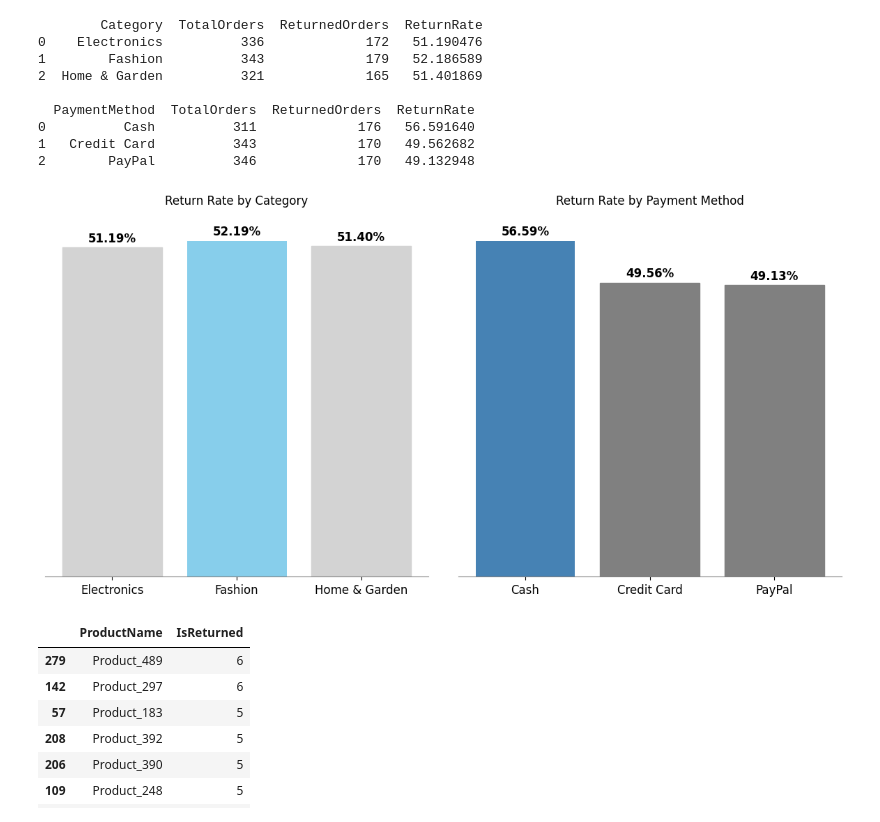
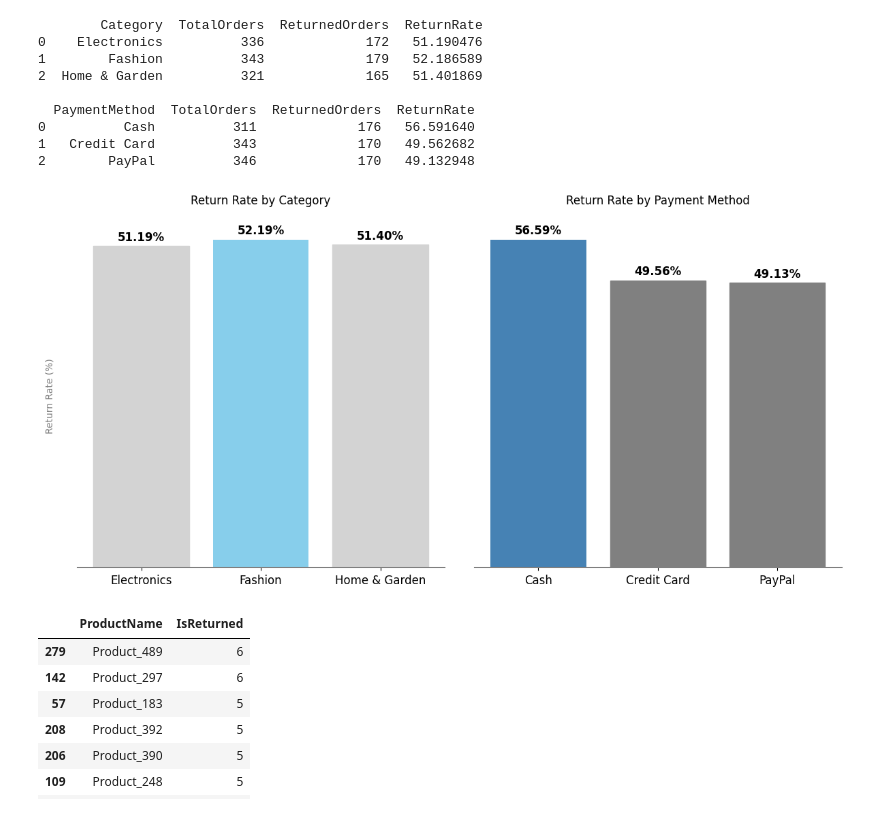
Before and after one commit to YuliaVK/Data-Analytics, a Jupyter notebook: EDA_Sales/notebooks/Sales_EDA.ipynb, the cells around one changed output. Cells and saved outputs as stored; diff of their text form; code cells hidden in the pictures.

```diff
--- a/EDA_Sales/notebooks/Sales_EDA.ipynb
+++ b/EDA_Sales/notebooks/Sales_EDA.ipynb
@@ -789,7 +790,7 @@ fig, axes = plt.subplots(1, 2, figsize=(12, 6))
 bars1 = axes[0].bar(return_rate_by_category['Category'], return_rate_by_category['ReturnRate'], color='skyblue')
 axes[0].set_title('Return Rate by Category', y=1.04) # Remove. Add as subtitle to the presentation instead
 axes[0].set_xlabel(None)
-axes[0].set_ylabel(None)
+axes[0].set_ylabel('Return Rate (%)', color='grey', fontsize=10)
 for bar in bars1:
     height = bar.get_height()
     axes[0].annotate(f'{height:.2f}%',
@@ -800,35 +801,36 @@ for bar in bars1:
 for i, bar in enumerate(bars1):
     if i == np.argmax(return_rate_by_category['ReturnRate']):
         continue
     bar.set_color('lightgrey')
 
 # Rates by payment method
 bars2 = axes[1].bar(return_rate_by_payment['PaymentMethod'], return_rate_by_payment['ReturnRate'], color='steelblue')
 axes[1].set_title('Return Rate by Payment Method', y=1.04) # Remove. Add as subtitle to the presentation instead
 axes[1].set_xlabel(None)
 axes[1].set_ylabel(None)
 for bar in bars2:
     height = bar.get_height()
     axes[1].annotate(f'{height:.2f}%',
                      xy=(bar.get_x() + bar.get_width() / 2, height),
                      xytext=(0, 3),  # 3 points vertical offset
                      textcoords="offset points",
                      ha='center', va='bottom', fontsize = 12 ,fontweight='bold')
 for i, bar in enumerate(bars2):
     if i == np.argmax(return_rate_by_payment['ReturnRate']):
         continue
     bar.set_color('grey')
 
 plt.tight_layout()
 sns.despine()
 for ax in axes:
-    ax.yaxis.set_visible(False)
+    # ax.yaxis.set_visible(False)
+    ax.tick_params(axis='y', colors='white')
     ax.spines['left'].set_visible(False)
     ax.spines['bottom'].set_color('grey')
     ax.tick_params(axis='x', colors='black', labelsize=12)
 plt.show()
 # %% [output]
-[figure, old version]
+[figure, new version]
 # %%
 returned_products_count = returned_orders.groupby('ProductName')['IsReturned'].count().reset_index()
 most_returned_products = returned_products_count.sort_values('IsReturned', ascending=False).head(10)
```
Also changed, not shown: parts of 4 cells of this notebook.
